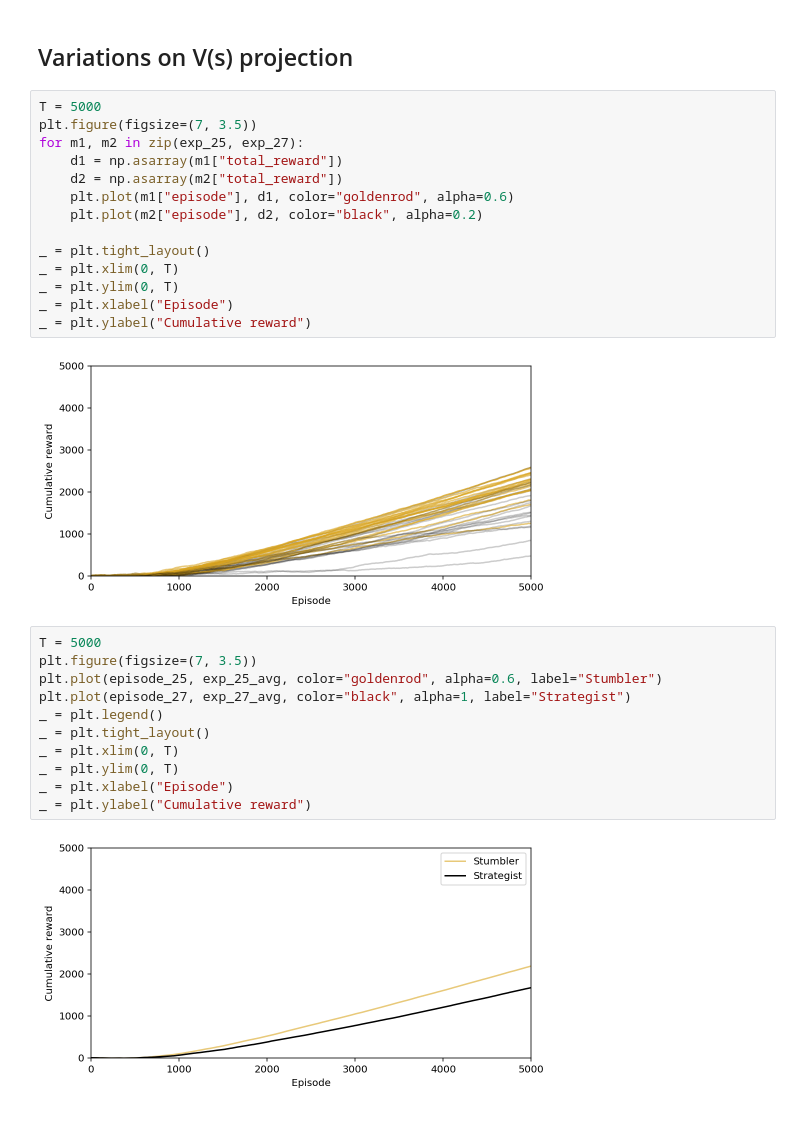
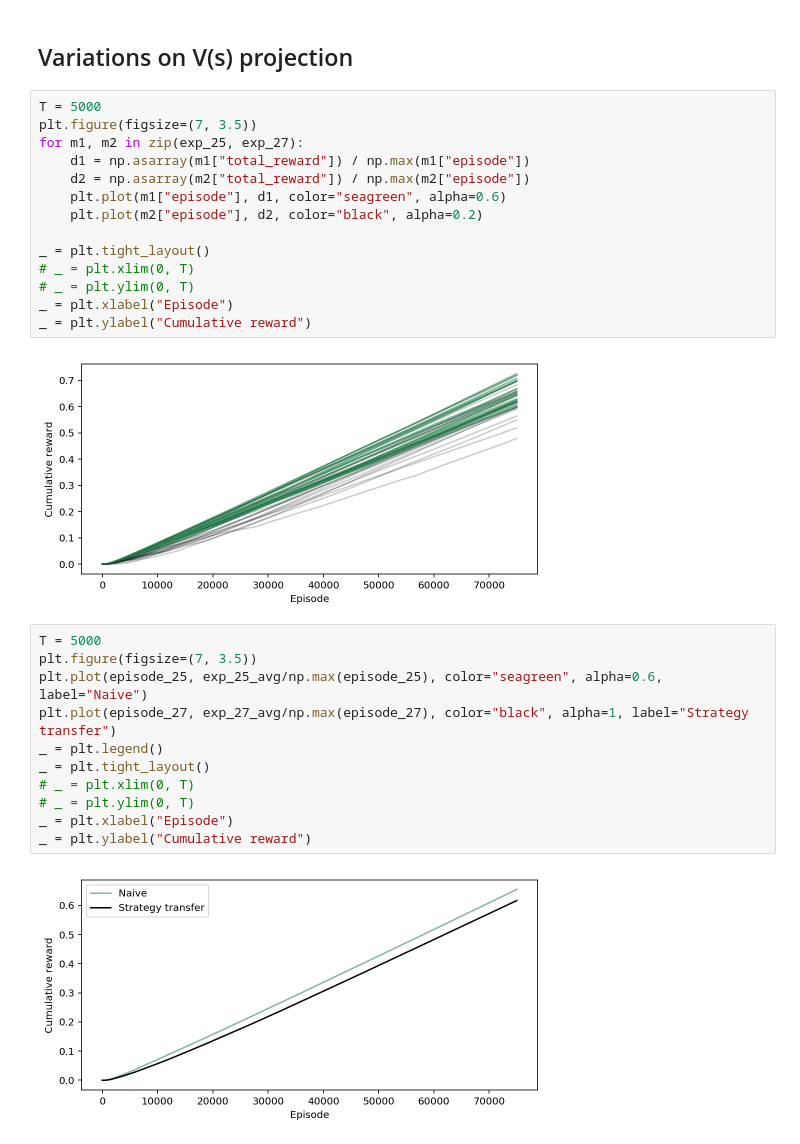
Before and after one commit to CoAxLab/azad, a Jupyter notebook: notebooks/wythoff_exp25_28.ipynb, the cells around one changed output. Drawn from its saved outputs; the diff is of its cells as text.

```diff
--- a/notebooks/wythoff_exp25_28.ipynb
+++ b/notebooks/wythoff_exp25_28.ipynb
@@ -65,32 +65,32 @@ episode_28, exp_28_avg, _ = score_summary(exp_28, key="total_reward")
 # %%
 T = 5000
 plt.figure(figsize=(7, 3.5))
 for m1, m2 in zip(exp_25, exp_27):
-    d1 = np.asarray(m1["total_reward"])
-    d2 = np.asarray(m2["total_reward"])
-    plt.plot(m1["episode"], d1, color="goldenrod", alpha=0.6)
+    d1 = np.asarray(m1["total_reward"]) / np.max(m1["episode"])
+    d2 = np.asarray(m2["total_reward"]) / np.max(m2["episode"])
+    plt.plot(m1["episode"], d1, color="seagreen", alpha=0.6)
     plt.plot(m2["episode"], d2, color="black", alpha=0.2)
 
 _ = plt.tight_layout()
-_ = plt.xlim(0, T)
-_ = plt.ylim(0, T)
+# _ = plt.xlim(0, T)
+# _ = plt.ylim(0, T)
 _ = plt.xlabel("Episode")
 _ = plt.ylabel("Cumulative reward")
 # %% [output]
-[figure, old version]
+[figure, new version]
 # %%
 T = 5000
 plt.figure(figsize=(7, 3.5))
-plt.plot(episode_25, exp_25_avg, color="goldenrod", alpha=0.6, label="Stumbler")
-plt.plot(episode_27, exp_27_avg, color="black", alpha=1, label="Strategist")
+plt.plot(episode_25, exp_25_avg/np.max(episode_25), color="seagreen", alpha=0.6, label="Naive")
+plt.plot(episode_27, exp_27_avg/np.max(episode_27), color="black", alpha=1, label="Strategy transfer")
 _ = plt.legend()
 _ = plt.tight_layout()
-_ = plt.xlim(0, T)
-_ = plt.ylim(0, T)
+# _ = plt.xlim(0, T)
+# _ = plt.ylim(0, T)
 _ = plt.xlabel("Episode")
 _ = plt.ylabel("Cumulative reward")
 # %% [output]
-[figure, old version]
+[figure, new version]
 # %%
 T = 75000
 plt.figure(figsize=(7, 3.5))
```
Also changed, not shown: parts of 2 cells of this notebook, 1 other file.
